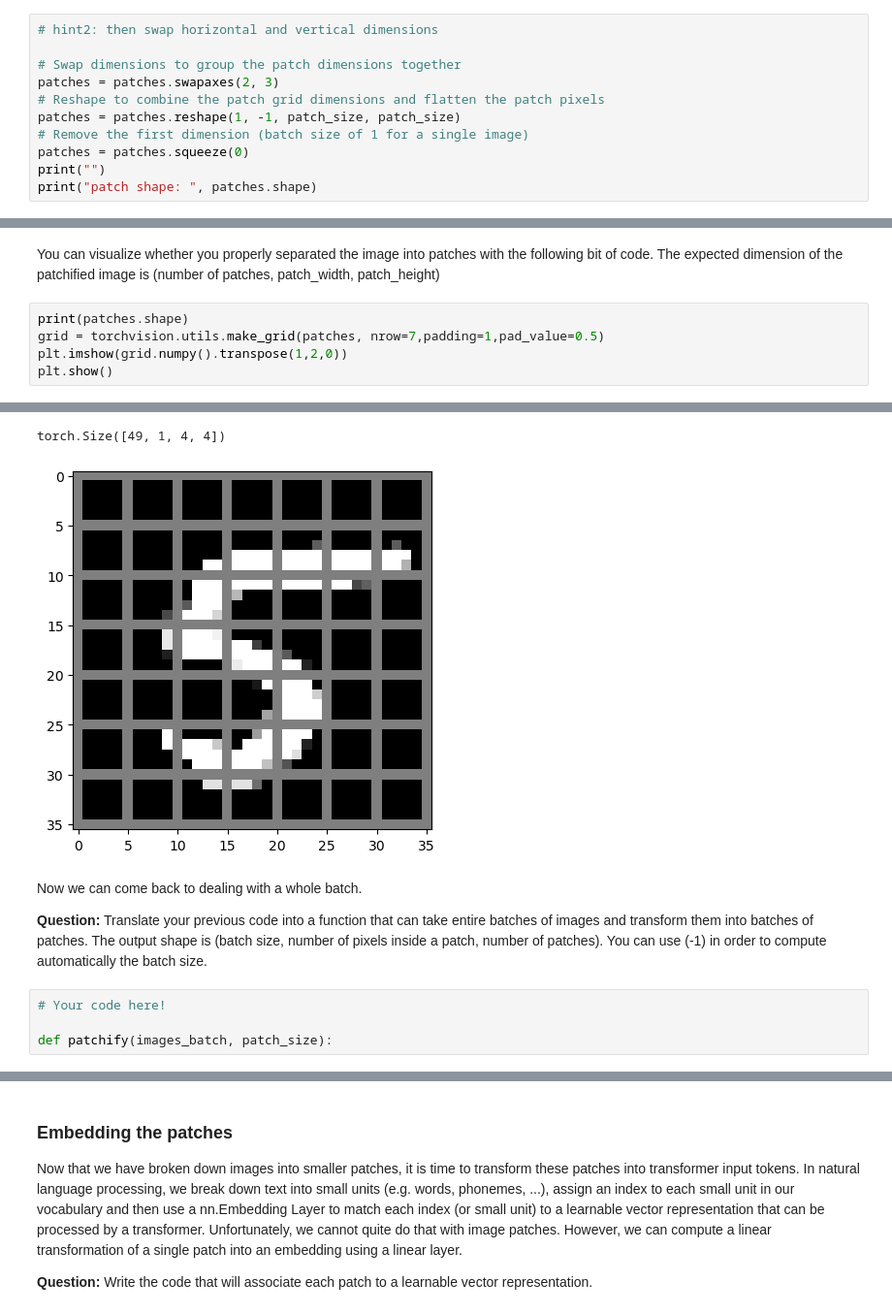
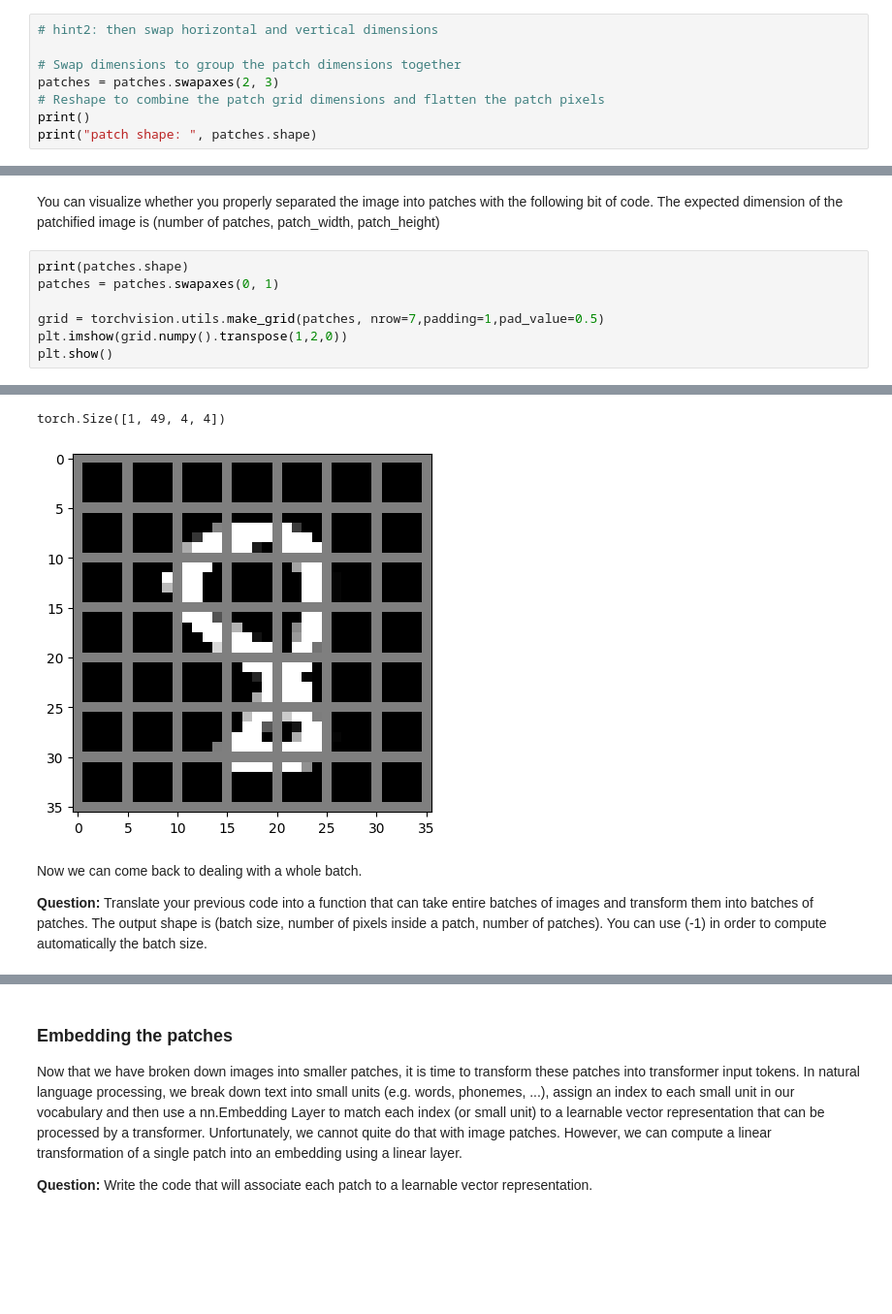
Before and after one commit to prabal5ghosh/Deep-Learning-summer-school-2025-university-of-cote-d-Azur, a Jupyter notebook: Lab_DLS_ViT_CLIP_SUJET.ipynb, the cells around one changed output, grey strips where cells are left out. Shown: that part at 97% size. Drawn from its saved outputs; the diff is of its cells as text; blank space fills up the shorter version.

```diff
--- a/Lab_DLS_ViT_CLIP_SUJET.ipynb
+++ b/Lab_DLS_ViT_CLIP_SUJET.ipynb
@@ -184,8 +184,5 @@ patch shape:  torch.Size([1, 7, 4, 7, 4])
 # Swap dimensions to group the patch dimensions together
 patches = patches.swapaxes(2, 3)
 # Reshape to combine the patch grid dimensions and flatten the patch pixels
-patches = patches.reshape(1, -1, patch_size, patch_size)
-# Remove the first dimension (batch size of 1 for a single image)
-patches = patches.squeeze(0)
-print("")
+print()
 print("patch shape: ", patches.shape)
@@ -208,6 +225,8 @@ for i in range(7):
 You can visualize whether you properly separated the image into patches with the following bit of code. The expected dimension of the patchified image is (number of patches, patch_width, patch_height)
 # %%
 print(patches.shape)
+patches = patches.swapaxes(0, 1)
+
 grid = torchvision.utils.make_grid(patches, nrow=7,padding=1,pad_value=0.5)
 plt.imshow(grid.numpy().transpose(1,2,0))
 plt.show()
@@ -216,10 +235,6 @@ Clipping input data to the valid range for imshow with RGB data ([0..1] for floa
-torch.Size([49, 1, 4, 4])
+torch.Size([1, 49, 4, 4])
-[figure, old version]
+[figure, new version]
 # %% [markdown]
 Now we can come back to dealing with a whole batch.
 
 **Question:** Translate your previous code into a function that can take entire batches of images and transform them into batches of patches. The output shape is (batch size, number of pixels inside a patch, number of patches). You can use (-1) in order to compute automatically the batch size.
-# %%
-# Your code here!
-
-def patchify(images_batch, patch_size):
```
Also changed, not shown: parts of 8 cells of this notebook.
